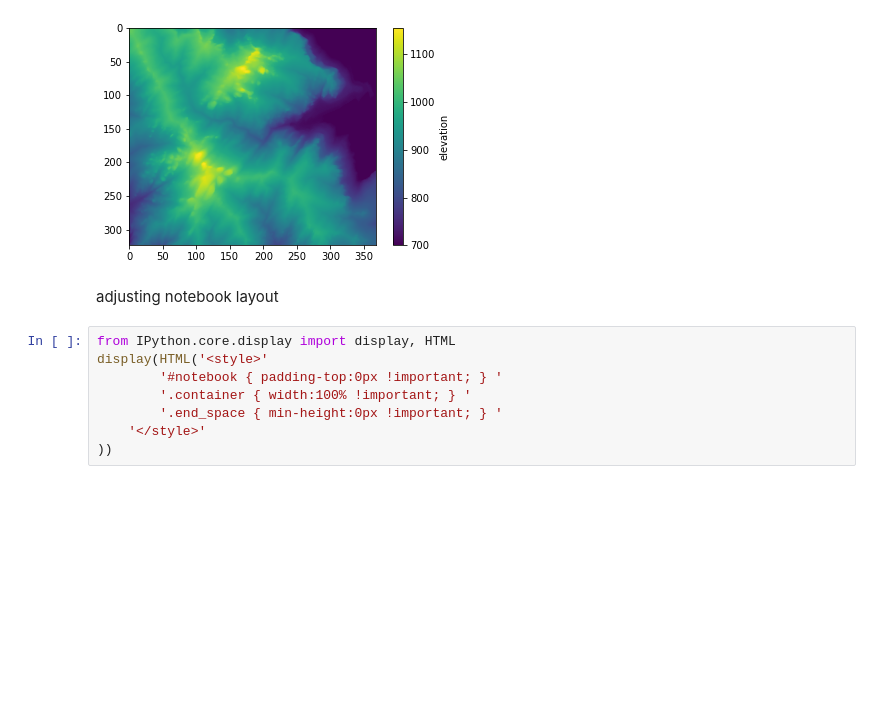
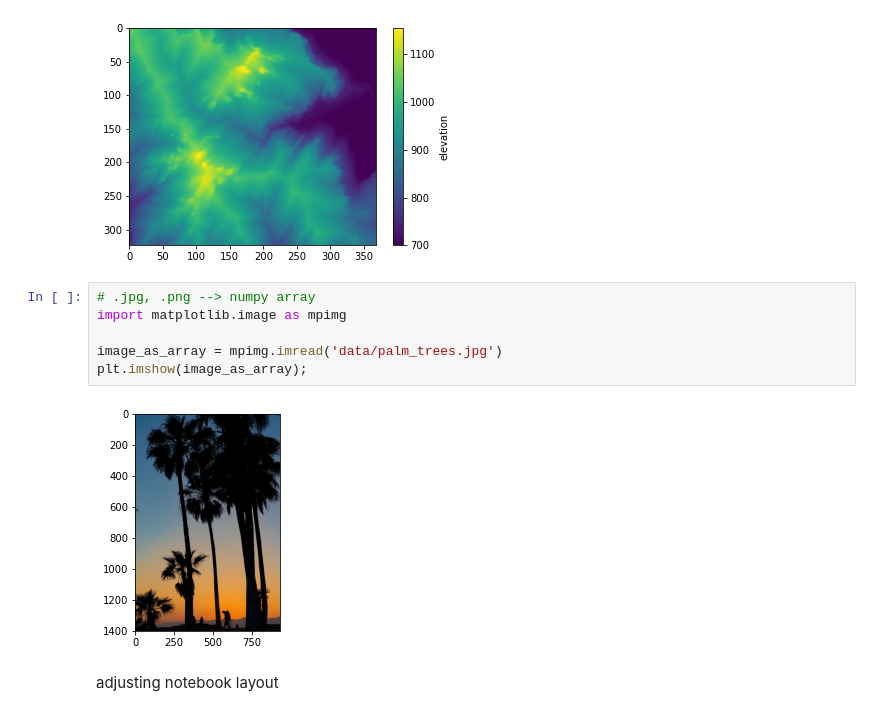
Before and after one commit to jigarparekh279/Machine_Learning_Python, a Jupyter notebook: 3_Matplotlib.ipynb, the cells around one changed output. Drawn from its saved outputs; the diff is of its cells as text; blank space fills up the shorter version.

Commit message:
Cleaned ML notebooks

```diff
--- a/3_Matplotlib.ipynb
+++ b/3_Matplotlib.ipynb
@@ -806,13 +806,13 @@ else:
 # %% [output]
 type: <class 'numpy.ndarray'>, shape:(324, 368), dtype:float32
 [figure]
+# %%
+# .jpg, .png --> numpy array
+import matplotlib.image as mpimg
+
+image_as_array = mpimg.imread('data/palm_trees.jpg')
+plt.imshow(image_as_array);
+# %% [output]
+[figure, added]
 # %% [markdown]
 adjusting notebook layout
-# %%
-from IPython.core.display import display, HTML
-display(HTML('<style>'
-        '#notebook { padding-top:0px !important; } '
-        '.container { width:100% !important; } '
-        '.end_space { min-height:0px !important; } '
-    '</style>'
-))
```
Also changed, not shown: parts of 1 cell of this notebook, 10 other files.
